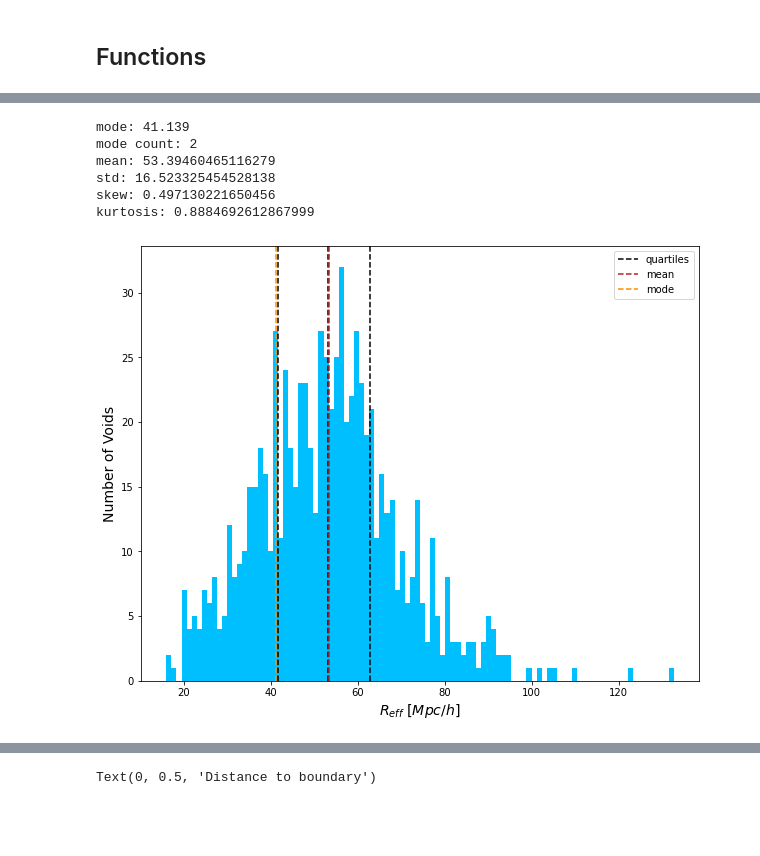
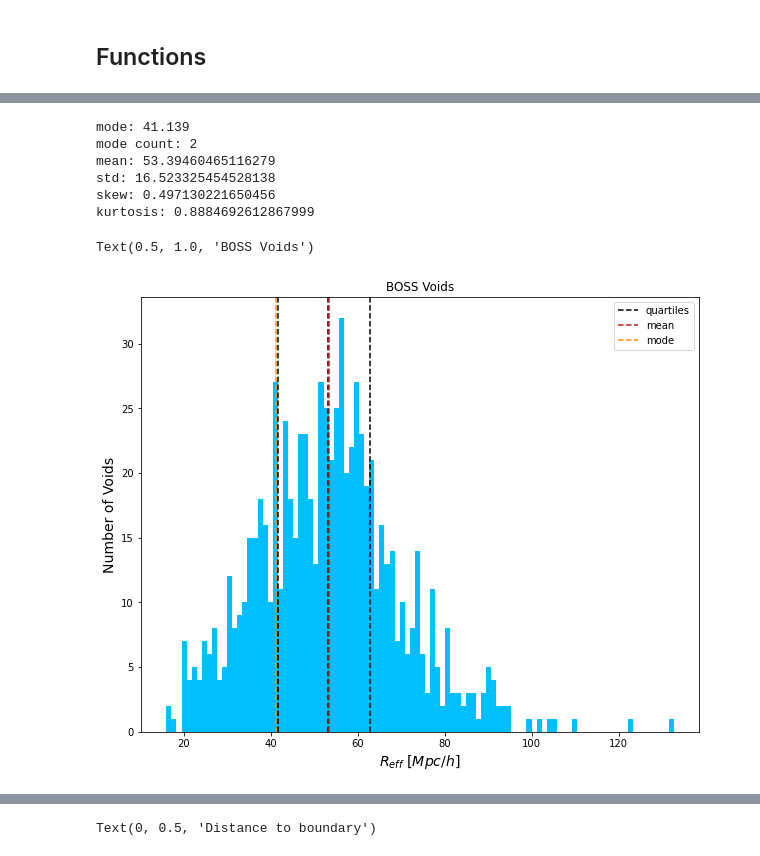
Before and after one commit to Chanuntorn/cosmic_voids, a Jupyter notebook: doc/RevolverVoidAnalysis.ipynb, the cells around one changed output, grey strips where cells are left out. Cells and saved outputs as stored; diff of their text form; code cells hidden in the pictures; blank space fills up the shorter version.

Commit message:
On branch py  Your branch is up to date with 'origin/py'.  Changes to be committed: 	modified:   doc/RevolverVoidAnalysis.ipynb

```diff
--- a/doc/RevolverVoidAnalysis.ipynb
+++ b/doc/RevolverVoidAnalysis.ipynb
@@ -217,6 +226,12 @@ bsz = bossvoids[5][maskcmasssouth].astype(float)
 bsreff = bossvoids[8][maskcmasssouth].astype(float)
 bsd = bossvoids[13][maskcmasssouth].astype(float)
 # %%
-cmassvoidsreff = np.concatenate((bnreff, bsreff))
-cmassvoidsz = np.concatenate((bnz, bsz))
-uncut_cmassvoidsreff = np.concatenate((south[4],north[4]))
+bra = np.concatenate((bnra, bsra))
+bdec = np.concatenate((bndec, bsdec))
+bz = np.concatenate((bnz, bsz))
+breff = np.concatenate((bnreff, bsreff))
+#########################################
+rra = np.concatenate((north[1],south[1]))
+rdec = np.concatenate((north[2],south[2]))
+rz = np.concatenate((north[3],south[3]))
+rreff = np.concatenate((north[4],south[4]))
@@ -240,10 +256,12 @@ plt.title('Cumulative Number Function');
 # %%
-g = getstats(cmassvoidsreff)
+g = getstats(breff)
+plt.title('BOSS Voids')
 # %% [output]
 mode: 41.139
 mode count: 2
 mean: 53.39460465116279
 std: 16.523325454528138
 skew: 0.497130221650456
 kurtosis: 0.8884692612867999
+Text(0.5, 1.0, 'BOSS Voids')
-[figure, old version]
+[figure, new version]
```
Also changed, not shown: parts of 21 cells of this notebook.
